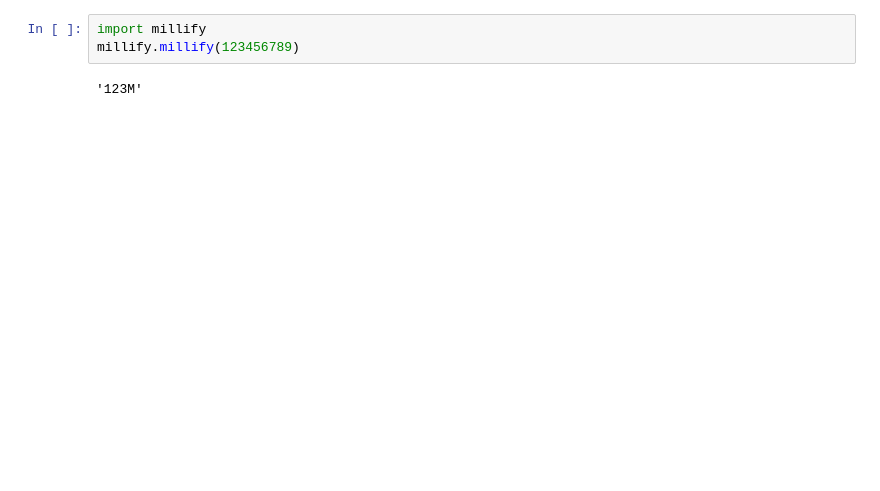
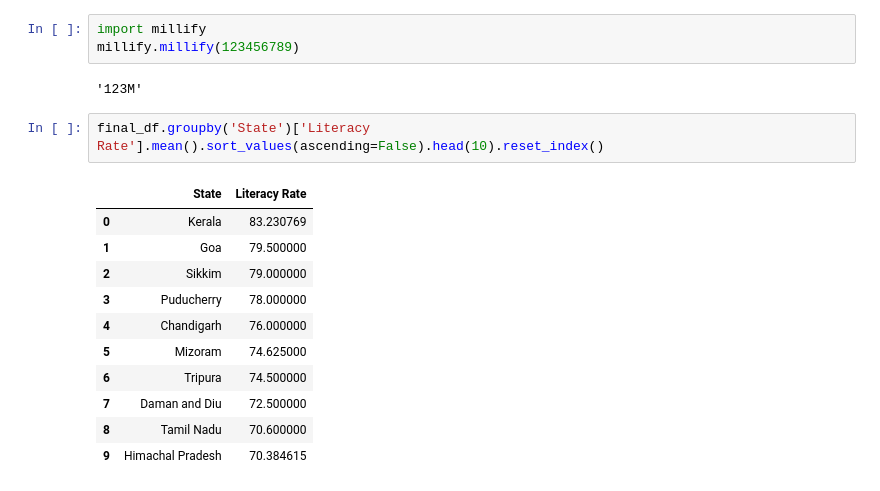
Before and after one commit to yaranathakur/Dashboard-Census-of-India-Project-Using-Plotly-and-Streamlit, a Jupyter notebook: CensusofIndiaDetailed.ipynb, the cells around one changed output. Cells and saved outputs as stored; diff of their text form; blank space fills up the shorter version.

```diff
--- a/CensusofIndiaDetailed.ipynb
+++ b/CensusofIndiaDetailed.ipynb
@@ -153,3 +153,17 @@ import millify
 millify.millify(123456789)
 # %% [output]
 '123M'
+# %%
+final_df.groupby('State')['Literacy Rate'].mean().sort_values(ascending=False).head(10).reset_index()
+# %% [output]
+|  | State | Literacy Rate |
+| 0 | Kerala | 83.230769 |
+| 1 | Goa | 79.500000 |
+| 2 | Sikkim | 79.000000 |
+| 3 | Puducherry | 78.000000 |
+| 4 | Chandigarh | 76.000000 |
+| 5 | Mizoram | 74.625000 |
+| 6 | Tripura | 74.500000 |
+| 7 | Daman and Diu | 72.500000 |
+| 8 | Tamil Nadu | 70.600000 |
+| 9 | Himachal Pradesh | 70.384615 |
```
Also changed, not shown: parts of 20 cells of this notebook, 2 other files.
